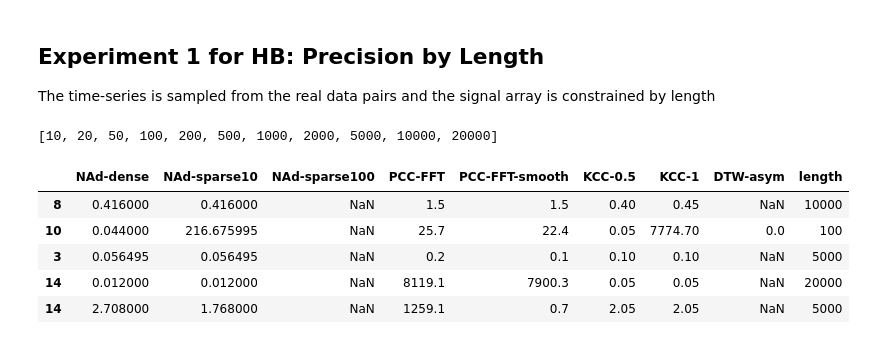
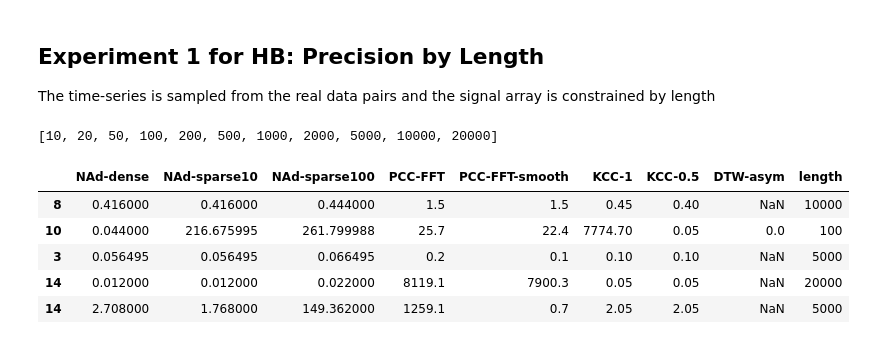
Before and after one commit to iot-salzburg/nearest-advocate, a Jupyter notebook: experiments/method_comparision_real.ipynb, the cells around one changed output. Cells and saved outputs as stored; diff of their text form; code cells hidden in the pictures.

```diff
--- a/experiments/method_comparision_real.ipynb
+++ b/experiments/method_comparision_real.ipynb
@@ -211,7 +210,7 @@ arr_sig = modify_timeseries(arr=arr_ref, offset=10*np.pi, sigma=0.2, fraction=0.
                            time_warp_scale=0.00, subselect_length=200)
 
 #distance, warped_path, element_shift, median_element_shift, time_shift, median_time_shift = dynamic_linear_timewarping(arr_ref, arr_sig)
-time_shift, alignment = dynamic_linear_timewarping(arr_ref, arr_sig, step_pattern=dtw.asymmetric)
+time_shift, alignment = dynamic_linear_timewarping(arr_ref, arr_sig)
 print(f"Found resulting median shift of {time_shift:.3f}s in {time.time()-start_time:.5g}s")
 
 # Plot with the Rabiner-Juang type VI-c unsmoothed recursion
@@ -235,12 +234,11 @@ min_length = np.min([min(len(pair[0]), len(pair[1])) for pair in MEASUREMENTS])
 LENGTHS = [l for l in LENGTHS if l < min_length]
 print(LENGTHS)
 
-METHODS = ['NAd-dense', 'NAd-sparse10', 'NAd-sparse100', 'PCC-FFT', 'PCC-FFT-smooth',
-           'KCC-0.5', 'KCC-1', 'DTW-asym']  # TODO: add method specifics
+METHODS = ['NAd-dense', 'NAd-sparse10', 'NAd-sparse100', 'PCC-FFT', 'PCC-FFT-smooth',  'KCC-1', 'KCC-0.5', 'DTW-asym']
 # don't use PCC-DFT here as it uses multiple cores by default
 
-MAX_TIMEOUT = 1  # TODO set to 10, maximal wait time to ignore the method afterwards
-ignore_method_timeout = {k: False for k in ["PCC-FFT", 'NAd-dense', 'DTW-asym']}
+MAX_TIMEOUT = 3  # maximal wait time to ignore the method afterwards
+ignore_method_timeout = {k: False for k in ['DTW-asym']}
 # %% [output]
 [10, 20, 50, 100, 200, 500, 1000, 2000, 5000, 10000, 20000]
 # %%
@@ -280,17 +278,17 @@ def evaluate_length(length):
         time_shift, min_mean_dist = time_delays[np.argmin(time_delays[:,1])]
         df_precision.loc[idx, "NAd-sparse10"] = np.abs(time_shift)
 
-        # # NAd-sparse100
-        # try:
-            # time_delays = nearest_advocate(
-            #     arr_ref=arr_ref, arr_sig=arr_sig,
-            #     td_min=TD_MIN, td_max=TD_MAX, sps=SAMPLES_PER_S, sparse_factor=100,
-            #     dist_max=DIST_MAX, regulate_paddings=REGULATE_PADDINGS, dist_padding=DIST_MAX)
-            # time_shift, min_mean_dist = time_delays[np.argmin(time_delays[:,1])]
-            # df_precision.loc[idx, "NAd-sparse100"] = np.abs(time_shift)
-        # except AssertionError:
-        #     pass
-        #     # print(f"WARNING: AssertionError, skipping.")
+        # NAd-sparse100
+        try:
+            time_delays = nearest_advocate(
+                arr_ref=arr_ref, arr_sig=arr_sig,
+                td_min=TD_MIN, td_max=TD_MAX, sps=SAMPLES_PER_S, sparse_factor=100,
+                dist_max=DIST_MAX, regulate_paddings=REGULATE_PADDINGS, dist_padding=DIST_MAX)
+            time_shift, min_mean_dist = time_delays[np.argmin(time_delays[:,1])]
+            df_precision.loc[idx, "NAd-sparse100"] = np.abs(time_shift)
+        except AssertionError:
+            pass
+            # print(f"WARNING: AssertionError, skipping.")
 
         # PCC-FFT
         try:
@@ -311,36 +309,36 @@ def evaluate_length(length):
             time_shift, metric, time_delays =  kernel_cc(arr_ref, arr_sig, method="fft", kernel_width=0.5)
             df_precision.loc[idx, "KCC-0.5"] = np.abs(time_shift)
         except:
             pass
         # KCC-1
         try:
             time_shift, metric, time_delays =  kernel_cc(arr_ref, arr_sig, method="fft", kernel_width=1.0)
             df_precision.loc[idx, "KCC-1"] = np.abs(time_shift)
         except:
             pass
 
         # DTW-asym
         try:
             if not ignore_method_timeout["DTW-asym"]:
                 start_time = time.time()
                 time_shift, alignment = dynamic_linear_timewarping(arr_ref, arr_sig)
                 df_precision.loc[idx, "DTW-asym"] = np.abs(time_shift)
                 if time.time() - start_time > MAX_TIMEOUT:
                     ignore_method_timeout["DTW-asym"] = True
         except:
             pass
 
     return df_precision
 
 # Initialize the pool with the number of processes
 with Pool(processes=30) as pool:
     results = pool.map(evaluate_length, LENGTHS)
 df_precision = pd.concat(results).sort_values("length")
 df_precision.sample(5)
 # %% [output]
-|  | NAd-dense | NAd-sparse10 | NAd-sparse100 | PCC-FFT | PCC-FFT-smooth | KCC-0.5 | KCC-1 | DTW-asym | length |
-| 8 | 0.416000 | 0.416000 | NaN | 1.5 | 1.5 | 0.40 | 0.45 | NaN | 10000 |
-| 10 | 0.044000 | 216.675995 | NaN | 25.7 | 22.4 | 0.05 | 7774.70 | 0.0 | 100 |
-| 3 | 0.056495 | 0.056495 | NaN | 0.2 | 0.1 | 0.10 | 0.10 | NaN | 5000 |
-| 14 | 0.012000 | 0.012000 | NaN | 8119.1 | 7900.3 | 0.05 | 0.05 | NaN | 20000 |
-| 14 | 2.708000 | 1.768000 | NaN | 1259.1 | 0.7 | 2.05 | 2.05 | NaN | 5000 |
+|  | NAd-dense | NAd-sparse10 | NAd-sparse100 | PCC-FFT | PCC-FFT-smooth | KCC-1 | KCC-0.5 | DTW-asym | length |
+| 8 | 0.416000 | 0.416000 | 0.444000 | 1.5 | 1.5 | 0.45 | 0.40 | NaN | 10000 |
+| 10 | 0.044000 | 216.675995 | 261.799988 | 25.7 | 22.4 | 7774.70 | 0.05 | 0.0 | 100 |
+| 3 | 0.056495 | 0.056495 | 0.066495 | 0.2 | 0.1 | 0.10 | 0.10 | NaN | 5000 |
+| 14 | 0.012000 | 0.012000 | 0.022000 | 8119.1 | 7900.3 | 0.05 | 0.05 | NaN | 20000 |
+| 14 | 2.708000 | 1.768000 | 149.362000 | 1259.1 | 0.7 | 2.05 | 2.05 | NaN | 5000 |
```
Also changed, not shown: parts of 9 cells of this notebook, 5 other files.
